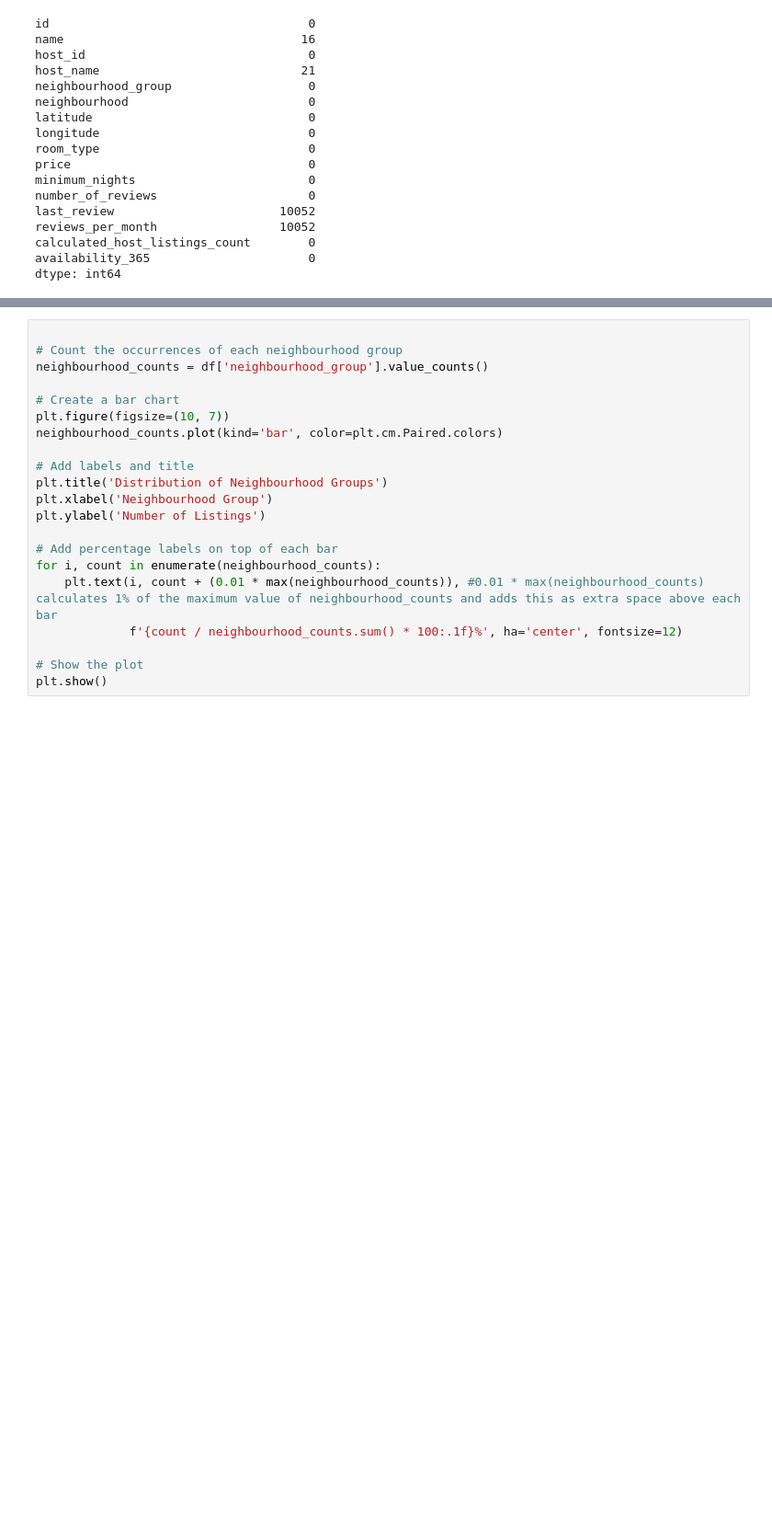
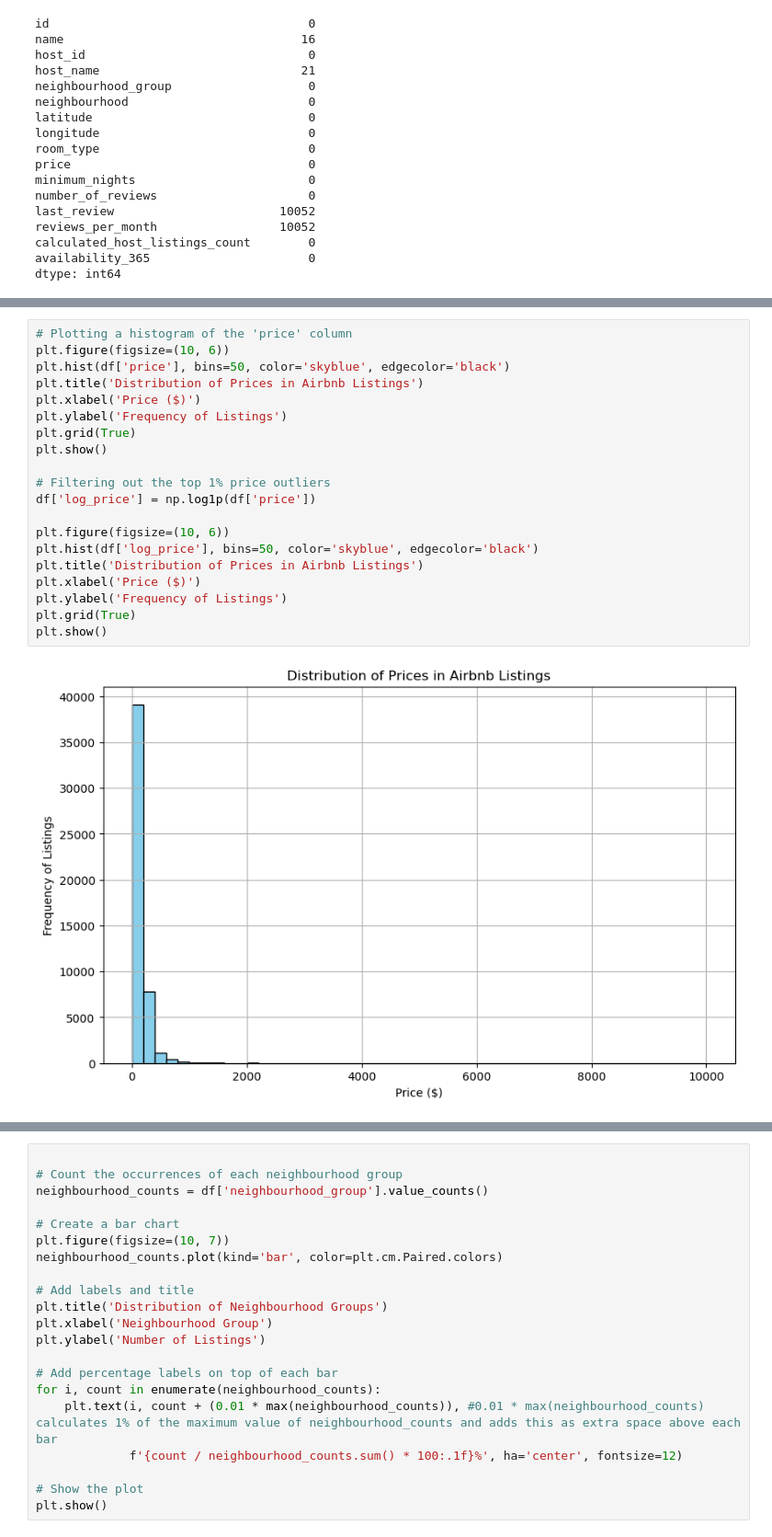
Before and after one commit to Anurag-1A/DA-DS, a Jupyter notebook: Exploratory_Data_Analysis_(Airbnb_Dataset).ipynb, the cells around one changed output, grey strips where cells are left out. Shown at 92% size. Drawn from its saved outputs; the diff is of its cells as text; blank space fills up the shorter version.

```diff
--- a/Exploratory_Data_Analysis_(Airbnb_Dataset).ipynb
+++ b/Exploratory_Data_Analysis_(Airbnb_Dataset).ipynb
@@ -100,0 +237,22 @@ df.head()
+# %%
+# Plotting a histogram of the 'price' column
+plt.figure(figsize=(10, 6))
+plt.hist(df['price'], bins=50, color='skyblue', edgecolor='black')
+plt.title('Distribution of Prices in Airbnb Listings')
+plt.xlabel('Price ($)')
+plt.ylabel('Frequency of Listings')
+plt.grid(True)
+plt.show()
+
+# Filtering out the top 1% price outliers
+df['log_price'] = np.log1p(df['price'])
+
+plt.figure(figsize=(10, 6))
+plt.hist(df['log_price'], bins=50, color='skyblue', edgecolor='black')
+plt.title('Distribution of Prices in Airbnb Listings')
+plt.xlabel('Price ($)')
+plt.ylabel('Frequency of Listings')
+plt.grid(True)
+plt.show()
+# %% [output]
+[figure, added]
```
Also changed, not shown: parts of 28 cells of this notebook.
